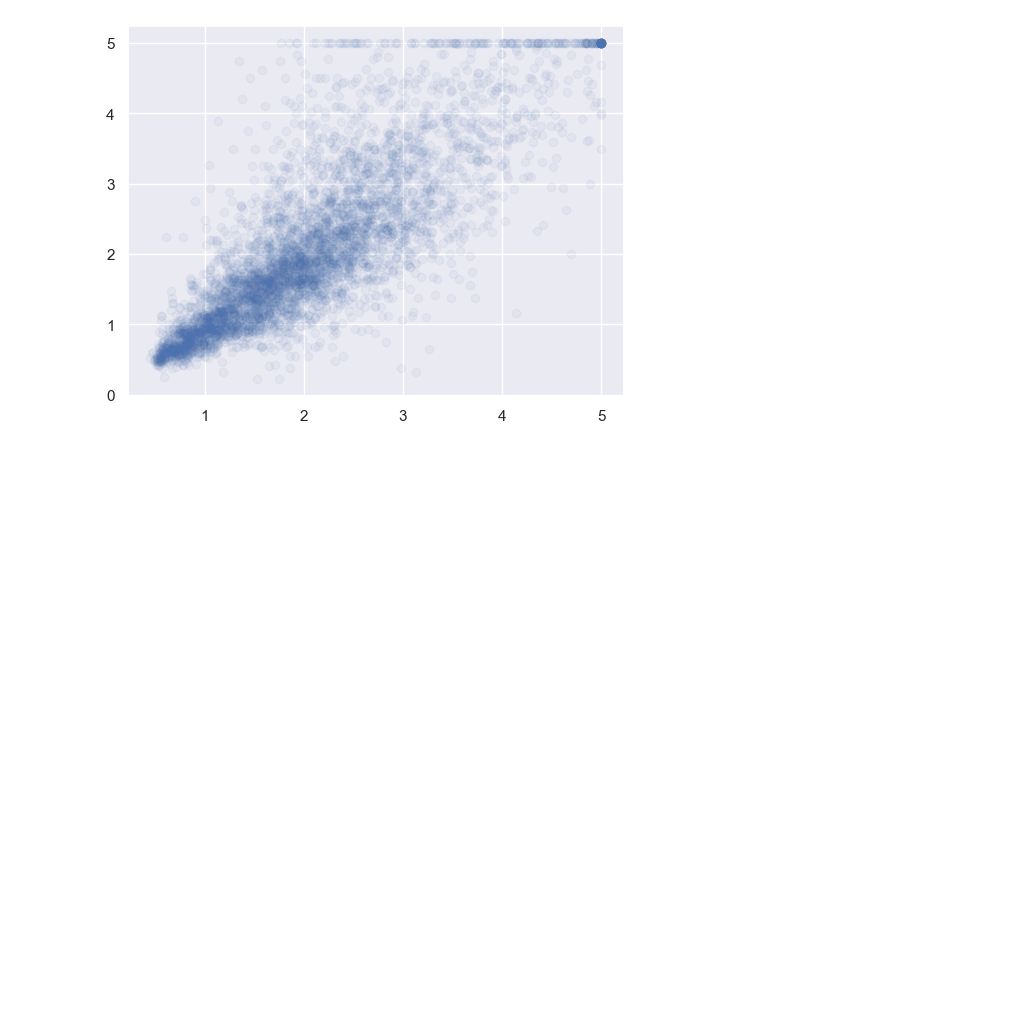
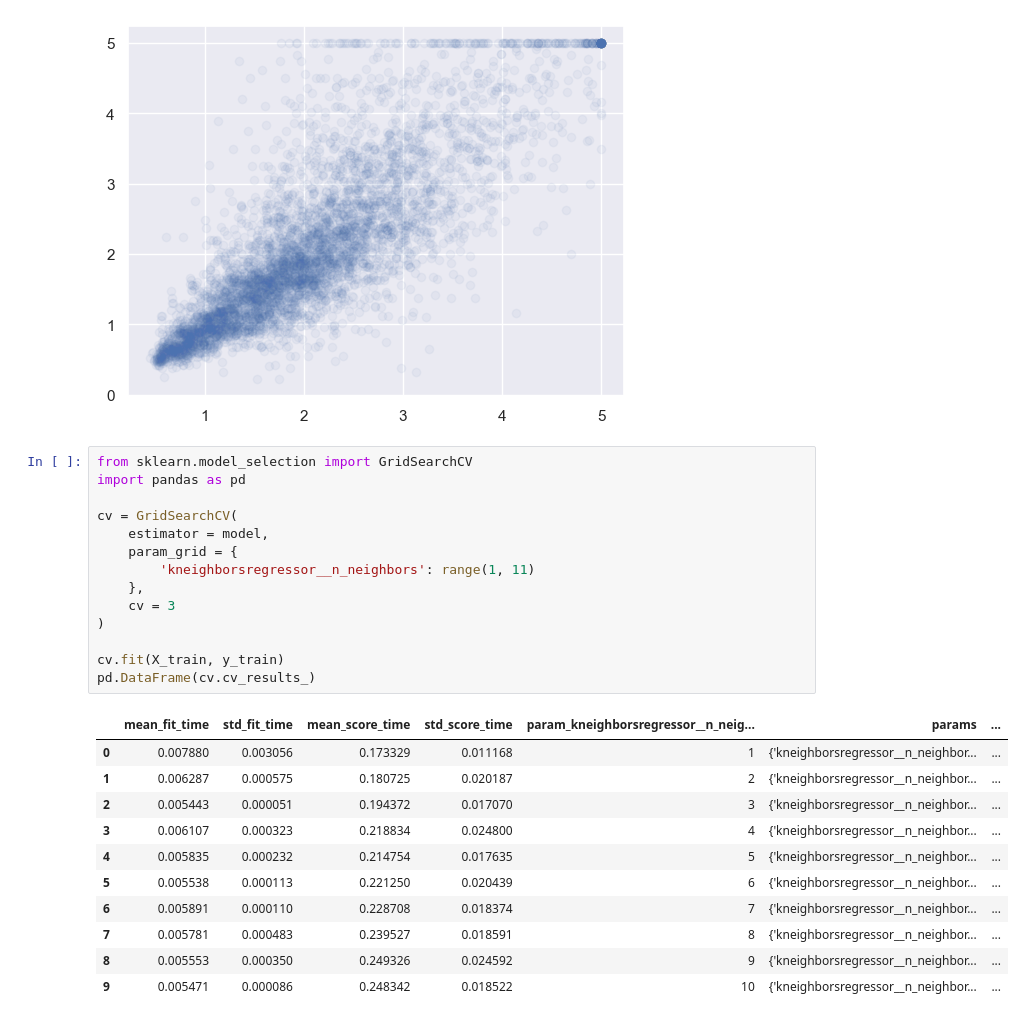
Before and after one commit to yoichiojima/personal-project, a Jupyter notebook: notebook/learning/scikit-learn-2.ipynb, the cells around one changed output. Drawn from its saved outputs; the diff is of its cells as text; blank space fills up the shorter version.

```diff
--- a/notebook/learning/scikit-learn-2.ipynb
+++ b/notebook/learning/scikit-learn-2.ipynb
@@ -65,3 +65,29 @@ plt.scatter(pred, y_test, alpha = 0.05)
 plt.show()
 # %% [output]
 [figure]
+# %%
+from sklearn.model_selection import GridSearchCV
+import pandas as pd
+
+cv = GridSearchCV(
+    estimator = model,
+    param_grid = {
+        'kneighborsregressor__n_neighbors': range(1, 11)
+    },
+    cv = 3
+)
+
+cv.fit(X_train, y_train)
+pd.DataFrame(cv.cv_results_)
+# %% [output]
+|  | mean_fit_time | std_fit_time | mean_score_time | std_score_time | param_kneighborsregressor__n_neig... | params | ... |
+| 0 | 0.007880 | 0.003056 | 0.173329 | 0.011168 | 1 | {'kneighborsregressor__n_neighbor... | ... |
+| 1 | 0.006287 | 0.000575 | 0.180725 | 0.020187 | 2 | {'kneighborsregressor__n_neighbor... | ... |
+| 2 | 0.005443 | 0.000051 | 0.194372 | 0.017070 | 3 | {'kneighborsregressor__n_neighbor... | ... |
+| 3 | 0.006107 | 0.000323 | 0.218834 | 0.024800 | 4 | {'kneighborsregressor__n_neighbor... | ... |
+| 4 | 0.005835 | 0.000232 | 0.214754 | 0.017635 | 5 | {'kneighborsregressor__n_neighbor... | ... |
+| 5 | 0.005538 | 0.000113 | 0.221250 | 0.020439 | 6 | {'kneighborsregressor__n_neighbor... | ... |
+| 6 | 0.005891 | 0.000110 | 0.228708 | 0.018374 | 7 | {'kneighborsregressor__n_neighbor... | ... |
+| 7 | 0.005781 | 0.000483 | 0.239527 | 0.018591 | 8 | {'kneighborsregressor__n_neighbor... | ... |
+| 8 | 0.005553 | 0.000350 | 0.249326 | 0.024592 | 9 | {'kneighborsregressor__n_neighbor... | ... |
+| 9 | 0.005471 | 0.000086 | 0.248342 | 0.018522 | 10 | {'kneighborsregressor__n_neighbor... | ... |
```
